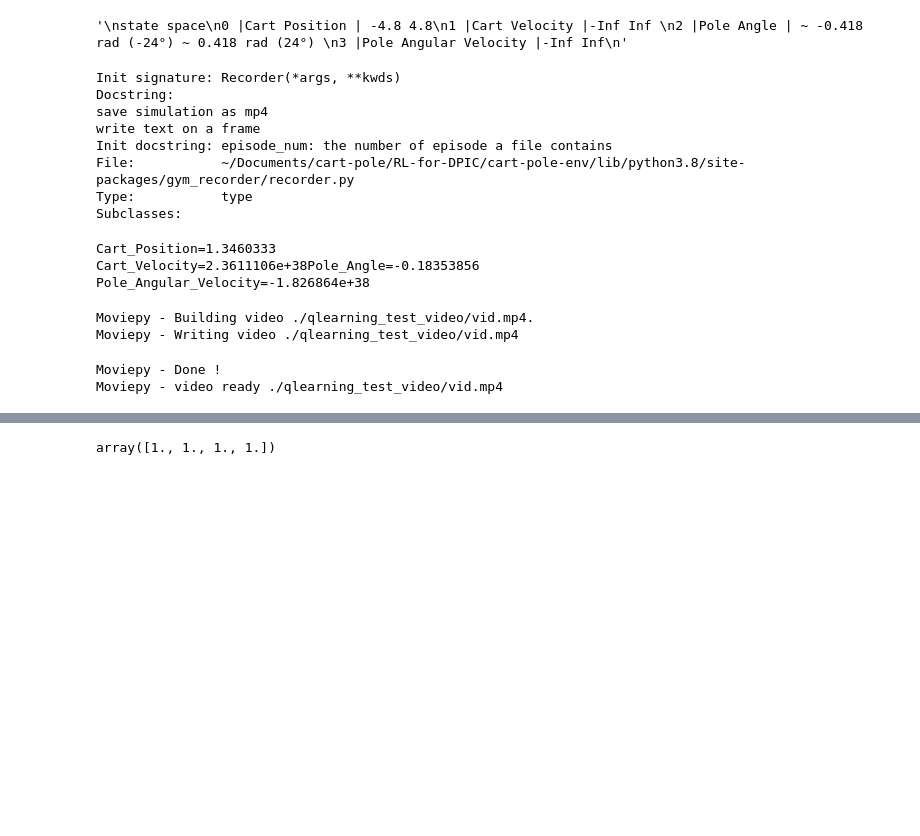
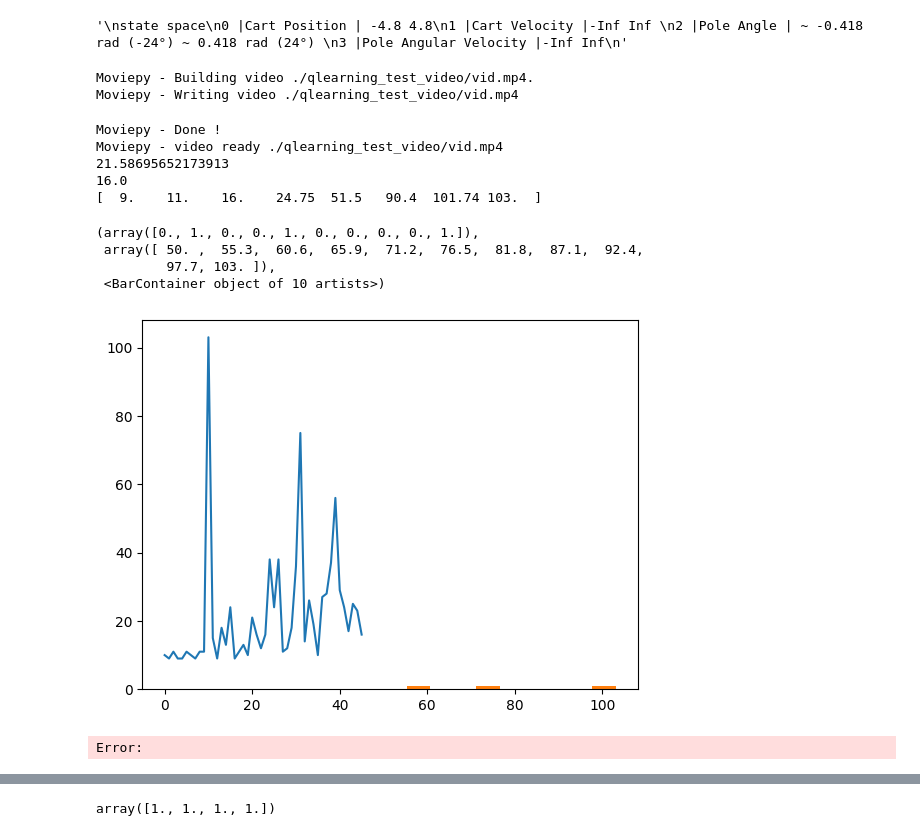
Before and after one commit to Qooky/RL-for-DPIC, a Jupyter notebook: single_cartpole/cartpole.ipynb, the cells around one changed output, grey strips where cells are left out. Drawn from its saved outputs; the diff is of its cells as text; code cells hidden in the pictures; blank space fills up the shorter version.

Commit message:
save in case i break something

```diff
--- a/single_cartpole/cartpole.ipynb
+++ b/single_cartpole/cartpole.ipynb
@@ -8,23 +8,10 @@ state space
 '''
 # %% [output]
 '\nstate space\n0 |Cart Position | -4.8 4.8\n1 |Cart Velocity |-Inf Inf \n2 |Pole Angle | ~ -0.418 rad (-24°) ~ 0.418 rad (24°) \n3 |Pole Angular Velocity |-Inf Inf\n'
-# %%
-Recorder?
-# %% [output]
-Init signature: Recorder(*args, **kwds)
-Docstring:
-save simulation as mp4
-write text on a frame
-Init docstring: episode_num: the number of episode a file contains
-File:           ~/Documents/cart-pole/RL-for-DPIC/cart-pole-env/lib/python3.8/site-packages/gym_recorder/recorder.py
-Type:           type
-Subclasses:
 # %%
 import gym
 import numpy as np
 import matplotlib.pyplot as plt
-import time
-from gym_recorder import Recorder
 from gym.wrappers.monitoring.video_recorder import VideoRecorder
 
 
@@ -37,13 +24,15 @@ class CartPoleEnv(gym.Env):
       self.action_space = self.env.action_space
       self.observation_space = self.env.observation_space
       self.n_observation_space = 4
-      self.n_buckets = 16
-      self.bucket_size = self.env.observation_space.high / (self.n_buckets/2)
+      self.n_buckets = 4
+      low = [-4.8, -50, -0.418, -50]
+      self.bucket_size = np.array(low) / (self.n_buckets/2)
       self.q_table =  np.zeros((self.env.action_space.n, np.power(self.n_buckets, self.n_observation_space))) if not q_table.all() else q_table
       self.epsilon = 1
       self.n_episodes = n_observations
       self.epsilon_delta = self.epsilon / self.n_episodes
       self.metric = []
+      self.velocities = []
       self.alpha = alpha
       self.gamma =  0.99
       return
@@ -73,6 +62,7 @@ class CartPoleEnv(gym.Env):
           action = self.policy(observation)
           observation_prime, reward, terminated, truncated, info = self.env.step(action)
           self.update_q_table(observation, observation_prime, reward, action)
+          observation = observation_prime
           j +=1
           if terminated or truncated:
             self.metric.append(j)
@@ -101,7 +91,7 @@ class CartPoleEnv(gym.Env):
         vid.close()
 
     def policy(self, observation):
-      self.epsilon = self.epsilon - np.log(self.epsilon_delta)   #at first, low probability to read from q-table, ie high prob take random action
+      self.epsilon = self.epsilon - self.epsilon_delta   #at first, low probability to read from q-table, ie high prob take random action
       take_random_action = self.epsilon < np.random.random()
       if take_random_action:
          return self.action_space.sample()
@@ -111,27 +101,3 @@ class CartPoleEnv(gym.Env):
            return 0
          else:
            return 1
-# %%
-observation = env_alpha_75.observation_space.sample()
-# str([f"{observe=}" for observe in observation])
-nl = '\n'
-Cart_Position = observation[0]
-Cart_Velocity = observation[1]
-Pole_Angle =observation[2]
-Pole_Angular_Velocity = observation[3]
-text = f"{Cart_Position=}{nl}{Cart_Velocity=}{Pole_Angle=}{nl}{Pole_Angular_Velocity=}"
-print(text)
-# %% [output]
-Cart_Position=1.3460333
-Cart_Velocity=2.3611106e+38Pole_Angle=-0.18353856
-Pole_Angular_Velocity=-1.826864e+38
-# %%
-env_alpha_75 = CartPoleEnv(n_observations=1000, alpha=0.75)
-env_alpha_75.train()
-env_alpha_75.test()
-plt.plot(env_alpha_75.metric)
-# %% [output]
-Moviepy - Building video ./qlearning_test_video/vid.mp4.
-Moviepy - Writing video ./qlearning_test_video/vid.mp4
-Moviepy - Done !
-Moviepy - video ready ./qlearning_test_video/vid.mp4
@@ -229,0 +104,23 @@ class CartPoleEnvLinear(gym.Env):
+# %%
+env = CartPoleEnv(n_observations=1000, alpha=0.75)
+env.train()
+env.test()
+plt.plot(env.metric)
+print(np.mean(env.metric))
+print(np.median(env.metric))
+print(np.quantile(env.metric, [0, 0.25, 0.5, 0.75, .95, .99, 0.999, 1]))
+plt.hist(env.metric, bins=10, range=[50,np.max(env.metric)])
+# %% [output]
+Moviepy - Building video ./qlearning_test_video/vid.mp4.
+Moviepy - Writing video ./qlearning_test_video/vid.mp4
+Moviepy - Done !
+Moviepy - video ready ./qlearning_test_video/vid.mp4
+21.58695652173913
+16.0
+[  9.    11.    16.    24.75  51.5   90.4  101.74 103.  ]
+(array([0., 1., 0., 0., 1., 0., 0., 0., 0., 1.]),
+ array([ 50. ,  55.3,  60.6,  65.9,  71.2,  76.5,  81.8,  87.1,  92.4,
+         97.7, 103. ]),
+ <BarContainer object of 10 artists>)
+[figure, added]
+Error:
```
Also changed, not shown: parts of 4 cells of this notebook, 1 other file.
